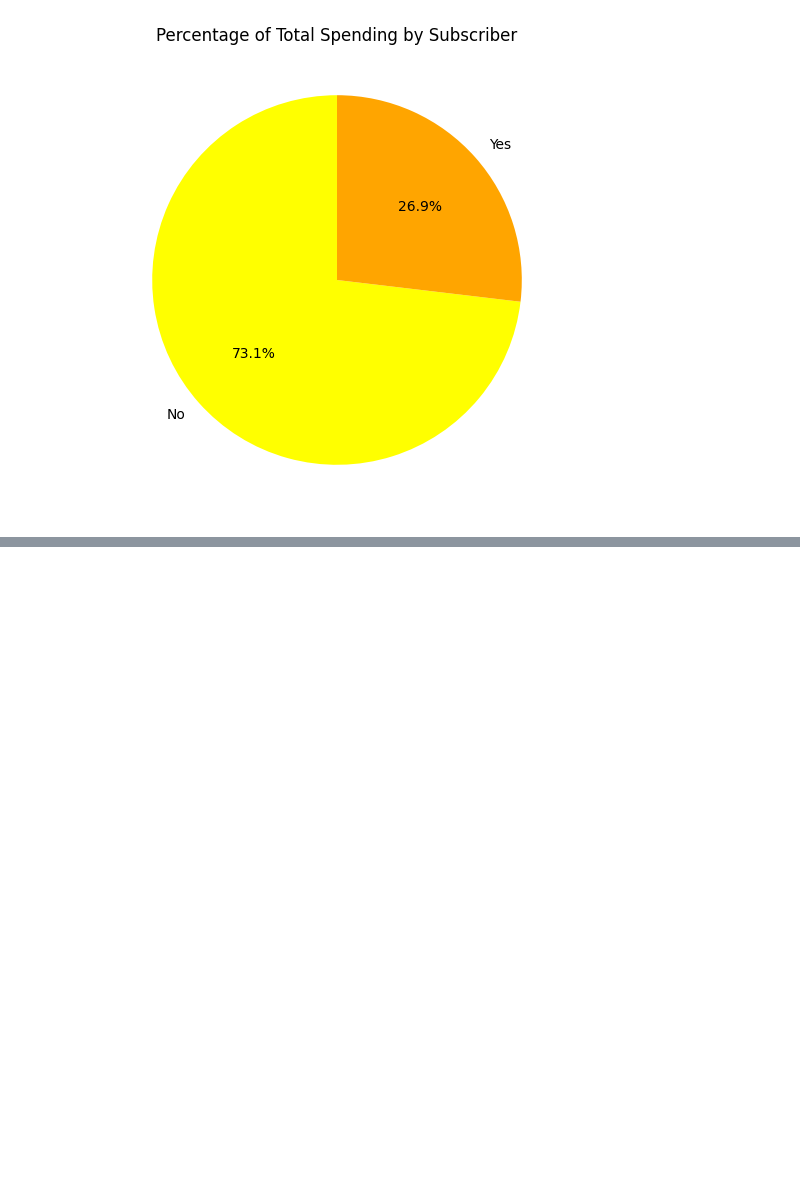
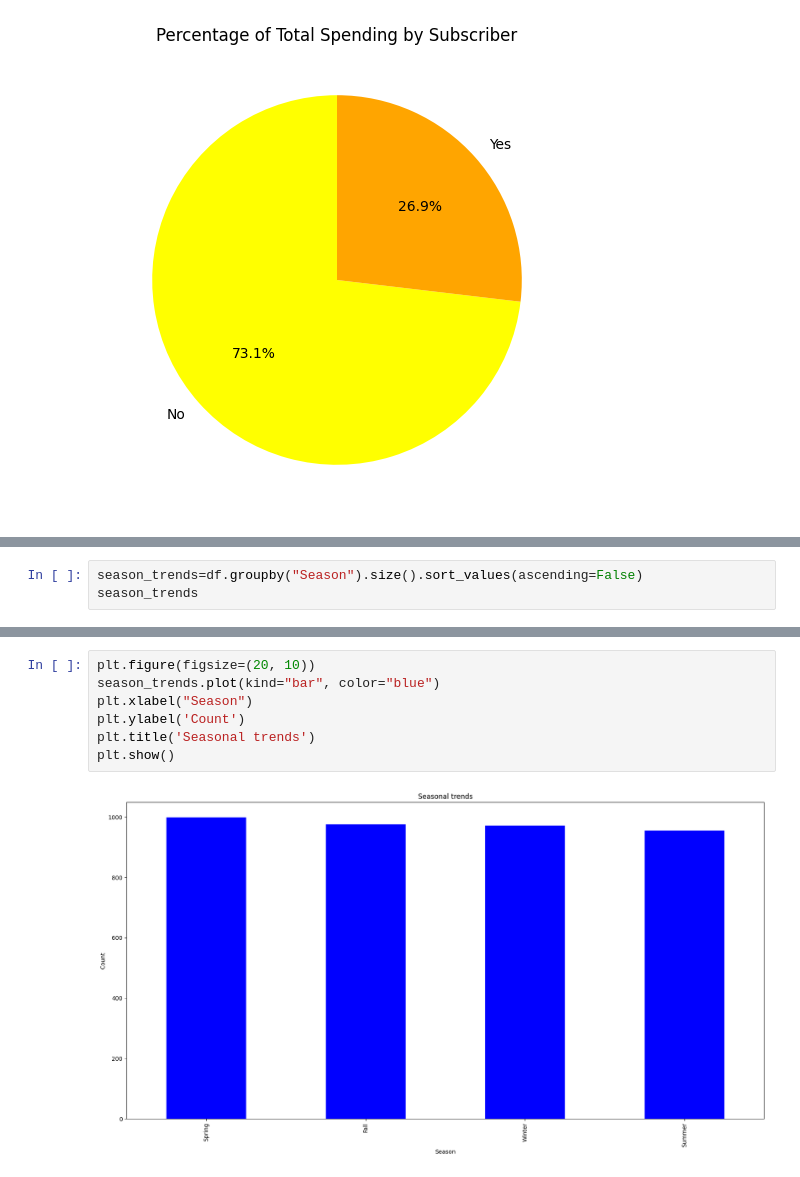
Before and after one commit to charter404/data-analytics, a Jupyter notebook: customer_spending_product.ipynb, the cells around one changed output, grey strips where cells are left out. Saved outputs shown, nothing was run; the diff lists cells and outputs as text; blank space fills up the shorter version.

```diff
--- a/customer_spending_product.ipynb
+++ b/customer_spending_product.ipynb
@@ -337,0 +452,3 @@ plt.show()
+# %%
+season_trends=df.groupby("Season").size().sort_values(ascending=False)
+season_trends
@@ -337,0 +463,9 @@ plt.show()
+# %%
+plt.figure(figsize=(20, 10))
+season_trends.plot(kind="bar", color="blue")
+plt.xlabel("Season")
+plt.ylabel('Count')
+plt.title('Seasonal trends')
+plt.show()
+# %% [output]
+[figure, added]
```
Also changed, not shown: parts of 27 cells of this notebook.
